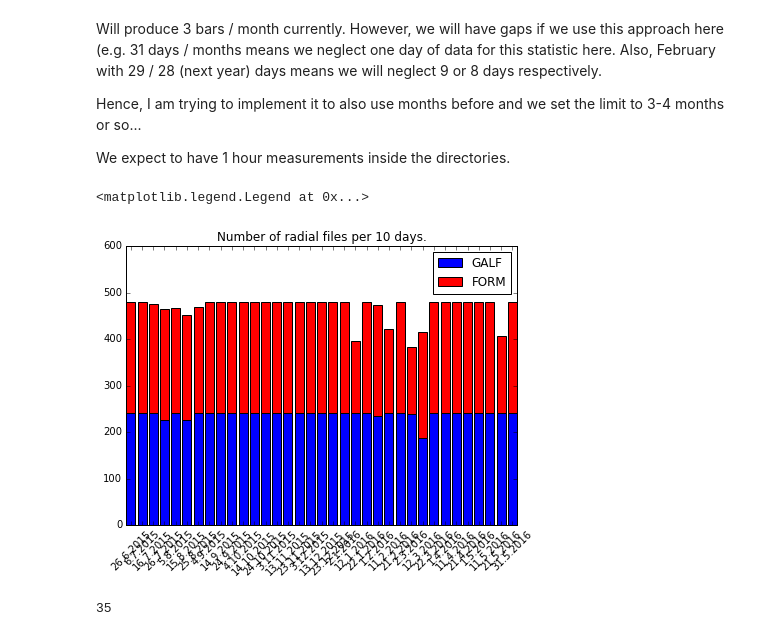
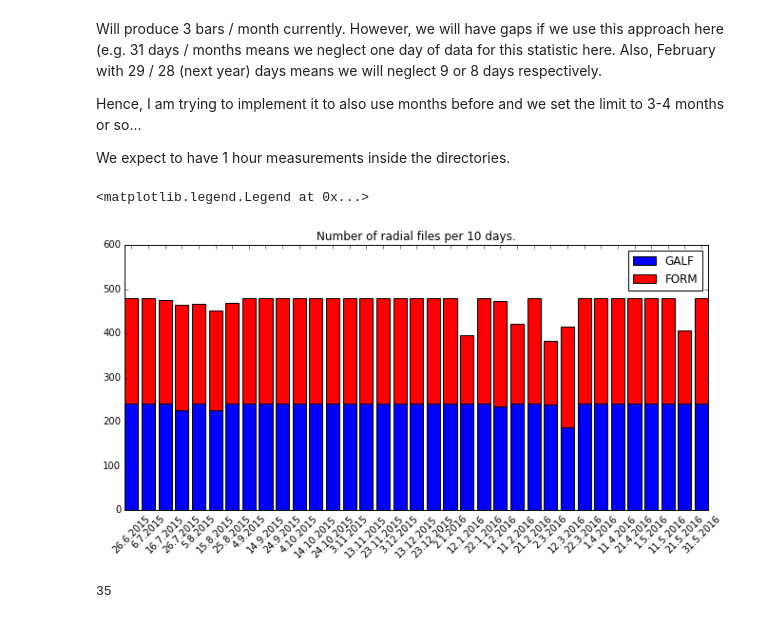
Before and after one commit to socib/HFRadarReports, a Jupyter notebook: HF_Radar_testing_environment.ipynb, the cells around one changed output. Saved outputs shown, nothing was run; the diff lists cells and outputs as text; code cells hidden in the pictures.

```diff
--- a/HF_Radar_testing_environment.ipynb
+++ b/HF_Radar_testing_environment.ipynb
@@ -755,22 +755,22 @@ for station in stations_subfolders:
         #print current_bin_file_counter
         stations_bins[station].append(current_bin_file_counter)
 # %%
-plt.figure(figsize=(7,5))
+plt.figure(figsize=(11,5))
 galf_bar = plt.bar(stations_end_time[0:len(stations_end_time)/2], stations_bins['GALF'], color='b', align='center', width=8)
 form_bar = plt.bar(stations_end_time[0:len(stations_end_time)/2], stations_bins['FORM'], color='r', align='center', bottom=stations_bins['GALF'], width=8)
 ax = plt.gca()
 ax.set_xticks(stations_end_time[0:len(stations_end_time)/2])
 x_labels = []
 for dt in stations_end_time[0:len(stations_end_time)/2]:
     x_labels.append('' + str(dt.day) + '.' + str(dt.month) + '.' + str(dt.year))
 ax.set_xticklabels(x_labels, rotation=45)
 ax.set_ylim([0, 600])
 plt.title('Number of radial files per 10 days.')
 plt.xticks(stations_end_time[0:len(stations_end_time)/2])
 plt.legend((galf_bar, form_bar), ('GALF', 'FORM'))
 # %% [output]
 <matplotlib.legend.Legend at 0x...>
-[figure, old version]
+[figure, new version]
 # %%
 len(stations_end_time[0:len(stations_end_time)/2])
 # %% [output]
```
Also changed, not shown: parts of 2 cells of this notebook.
